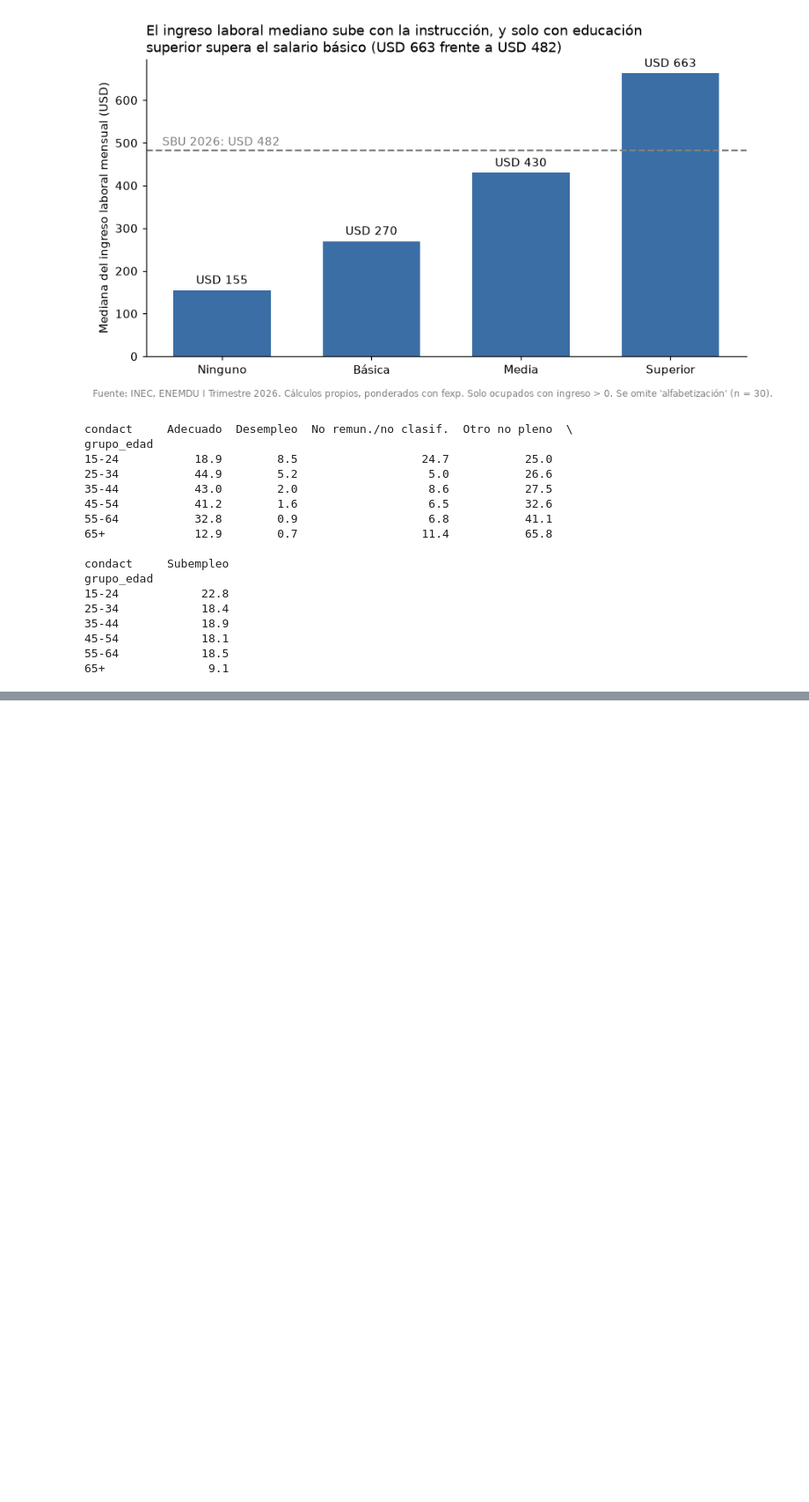
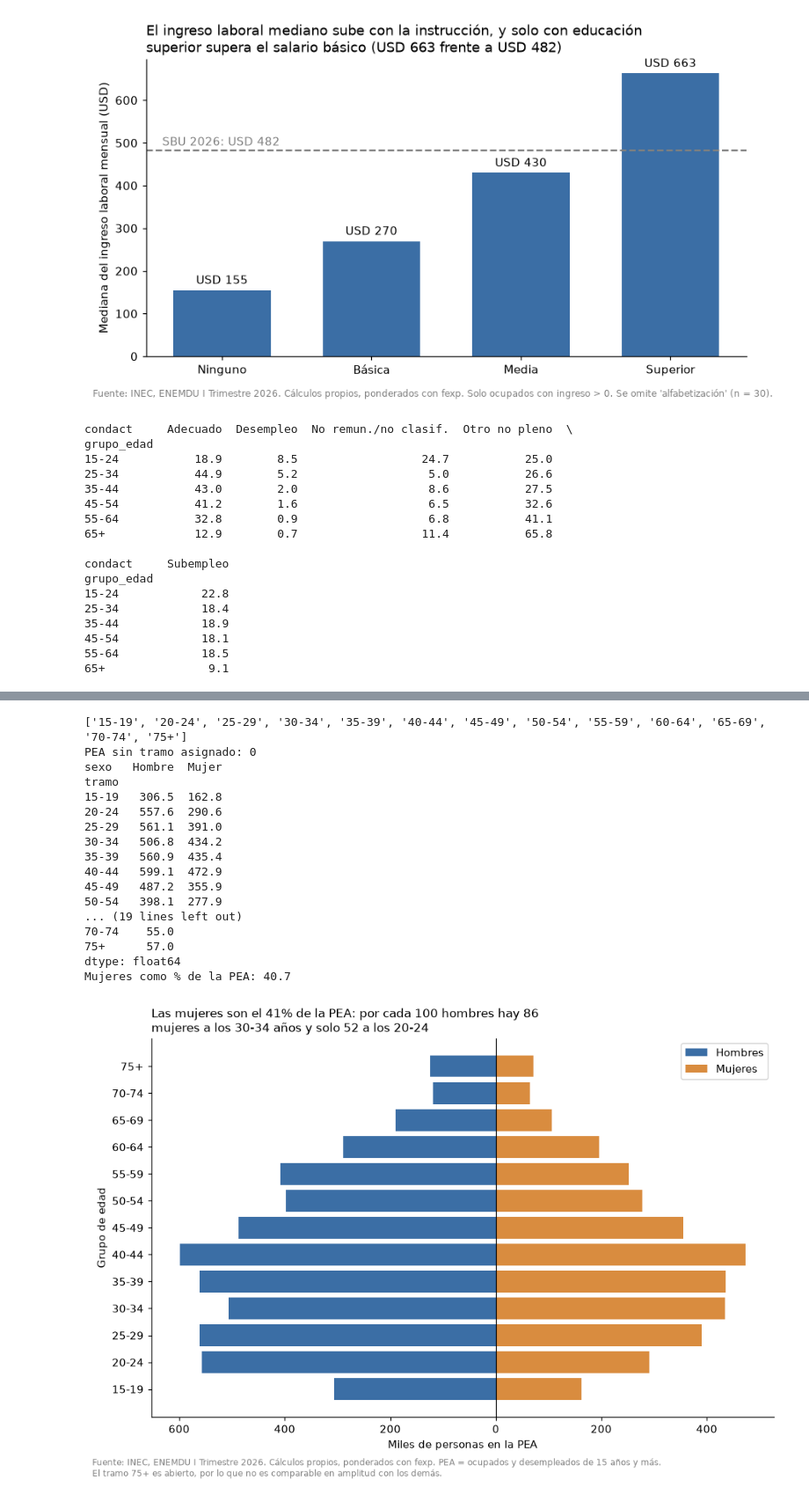
Before and after one commit to andreslojan/enemdu-mercado-laboral, a Jupyter notebook: notebooks/04_descriptivo.ipynb, the cells around one changed output, grey strips where cells are left out. Shown at 88% size. Drawn from its saved outputs; the diff is of its cells as text; code cells hidden in the pictures; blank space fills up the shorter version.

```diff
--- a/notebooks/04_descriptivo.ipynb
+++ b/notebooks/04_descriptivo.ipynb
@@ -253,0 +397,62 @@ grupo_edad
+# %%
+# Piramide PEA
+
+pea = df[df["condact"].between(1, 8)].copy()
+
+bordes = list(range(15, 80, 5)) + [120]                    # 15, 20, ..., 75 y 120
+etiquetas = [f"{a}-{a+4}" for a in range(15, 75, 5)] + ["75+"]
+
+pea["tramo"] = pd.cut(pea["p03"], bins=bordes, labels=etiquetas, right=False)
+print(etiquetas)
+print("PEA sin tramo asignado:", pea["tramo"].isna().sum())     # debe dar 0
+
+tabla = (pea.groupby(["tramo", "sexo"], observed=True)["fexp"].sum()
+            .unstack() / 1000)                                  # en miles de personas
+print(tabla.round(1))
+print("\nTotal PEA (miles):", tabla.sum().round(1).to_dict())
+
+from matplotlib.ticker import FuncFormatter
+
+ratio = tabla["Mujer"] / tabla["Hombre"]
+share = 100 * tabla["Mujer"].sum() / tabla.values.sum()
+print((100 * ratio).round(0))
+print("Mujeres como % de la PEA:", round(share, 1))
+
+hombres = -tabla["Hombre"]
+mujeres = tabla["Mujer"]
+
+fig, ax = plt.subplots(figsize=(9, 6))
+ax.barh(tabla.index.astype(str), hombres, color="#3b6ea5", label="Hombres")
+ax.barh(tabla.index.astype(str), mujeres, color="#d98c3f", label="Mujeres")
+ax.axvline(0, color="black", linewidth=0.8)
+ax.xaxis.set_major_formatter(FuncFormatter(lambda x, _: f"{abs(x):,.0f}"))
+ax.set_xlabel("Miles de personas en la PEA")
+ax.set_ylabel("Grupo de edad")
+ax.legend()
+ax.set_title(f"Las mujeres son el {share:.0f}% de la PEA: por cada 100 hombres hay {ratio.max()*100:.0f}\n"
+             f"mujeres a los {ratio.idxmax()} años y solo {ratio.min()*100:.0f} a los {ratio.idxmin()}",
+             loc="left", fontsize=11)
+fig.text(0.01, -0.03, FUENTE + " PEA = ocupados y desempleados de 15 años y más.\n"
+         "El tramo 75+ es abierto, por lo que no es comparable en amplitud con los demás.",
+         fontsize=8, color="gray")
+fig.tight_layout()
+fig.savefig("../reports/figures/09_piramide_pea.png", dpi=150, bbox_inches="tight")
+# %% [output]
+['15-19', '20-24', '25-29', '30-34', '35-39', '40-44', '45-49', '50-54', '55-59', '60-64', '65-69', '70-74', '75+']
+PEA sin tramo asignado: 0
+sexo   Hombre  Mujer
+tramo
+15-19   306.5  162.8
+20-24   557.6  290.6
+25-29   561.1  391.0
+30-34   506.8  434.2
+35-39   560.9  435.4
+40-44   599.1  472.9
+45-49   487.2  355.9
+50-54   398.1  277.9
+... (19 lines left out)
+70-74    55.0
+75+      57.0
+dtype: float64
+Mujeres como % de la PEA: 40.7
+[figure, added]
```
Also changed, not shown: parts of 5 cells of this notebook, 4 other files.
